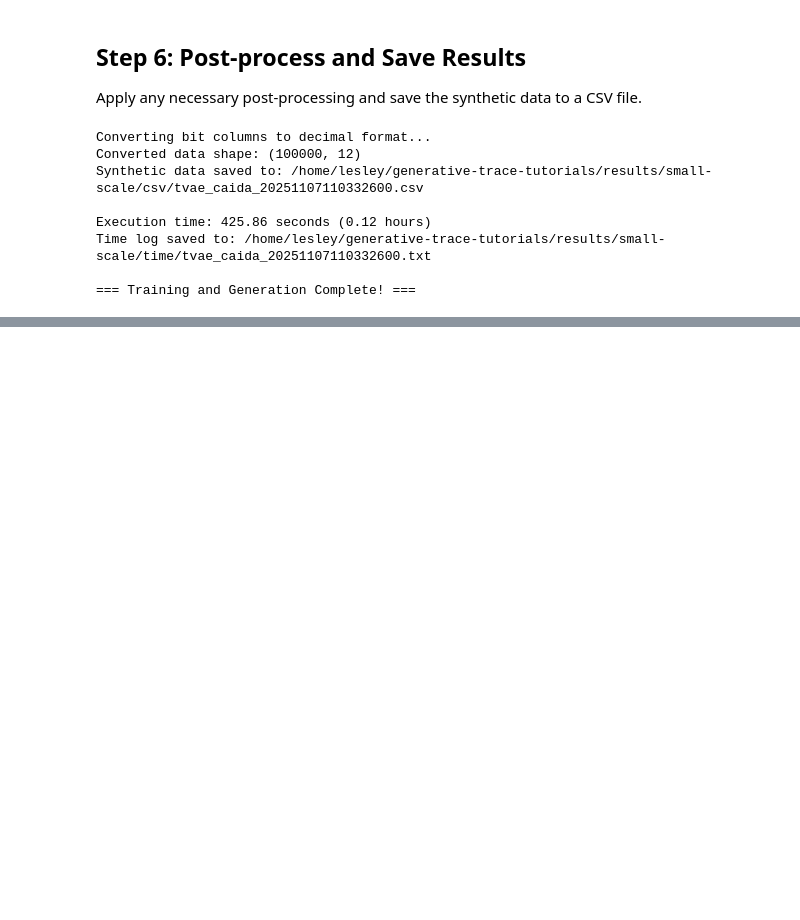
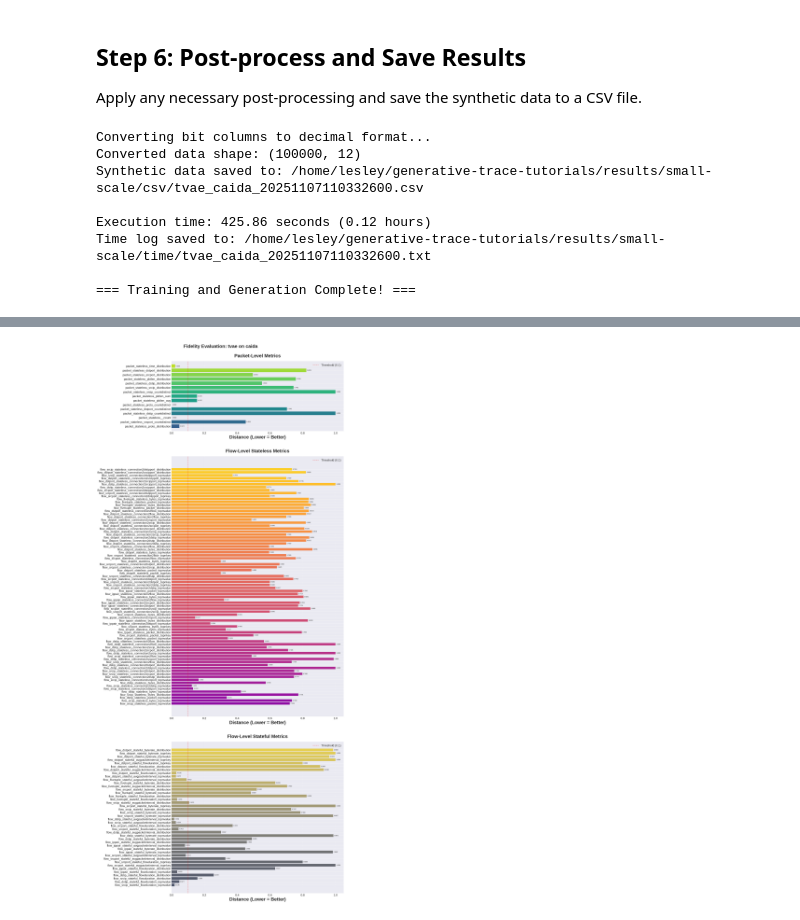
Before and after one commit to netsharecmu/generative-trace-tutorials, a Jupyter notebook: scripts/tutorial_notebook.ipynb, the cells around one changed output, grey strips where cells are left out. Saved outputs shown, nothing was run; the diff lists cells and outputs as text; code cells hidden in the pictures; blank space fills up the shorter version.

Commit message:
add fidelity metric in jupyter, plot them in figs

```diff
--- a/scripts/tutorial_notebook.ipynb
+++ b/scripts/tutorial_notebook.ipynb
@@ -369,0 +465,98 @@ Time log saved to: /home/lesley/generative-trace-tutorials/results/small-scale/t
+# %%
+import matplotlib.pyplot as plt
+%matplotlib inline
+
+# Display average scores for each category
+print("\nAverage Scores by Category:")
+print(f"  Packet-Level:            {rst['packet']['avg']:.4f}")
+print(f"  Flow-Level Stateless:    {rst['flow_stateless']['avg']:.4f}")
+print(f"  Flow-Level Stateful:     {rst['flow_stateful']['avg']:.4f}")
+print("\nGenerating visualizations...\n")
+
+# Set up the plotting style
+plt.style.use('seaborn-v0_8-darkgrid')
+fig = plt.figure(figsize=(18, 40))
+
+# ===== Plot 1: Packet-Level Metrics =====
+ax1 = plt.subplot2grid((40, 1), (0, 0), rowspan=6, fig=fig)
+packet_metrics = rst['packet']['score']  # Extract the 'score' dictionary
+metric_names = list(packet_metrics.keys())
+metric_values = list(packet_metrics.values())
+
+# Create color map for better visualization
+colors = plt.cm.viridis(np.linspace(0.3, 0.9, len(metric_names)))
+
+bars1 = ax1.barh(metric_names, metric_values, color=colors[:len(metric_names)])
+ax1.set_xlabel('Distance (Lower = Better)', fontsize=24, fontweight='bold')
+ax1.set_title('Packet-Level Metrics', fontsize=24, fontweight='bold', pad=20)
+ax1.grid(axis='x', alpha=0.3)
+
+# Add value labels on bars
+for i, (name, value) in enumerate(zip(metric_names, metric_values)):
+    ax1.text(value, i, f'  {value:.4f}', va='center', fontsize=7)
+
+# Add a reference line at a good threshold (e.g., 0.1)
+ax1.axvline(x=0.1, color='red', linestyle='--', alpha=0.5, linewidth=1.5, label='Threshold (0.1)')
+ax1.legend(loc='upper right')
+
+# ===== Plot 2: Flow-Level Stateless Metrics =====
+ax2 = plt.subplot2grid((40, 1), (7, 0), rowspan=20, fig=fig)
+stateless_metrics = rst['flow_stateless']['score']  # Extract the 'score' dictionary
+metric_names_sl = list(stateless_metrics.keys())
+metric_values_sl = list(stateless_metrics.values())
+
+colors_sl = plt.cm.plasma(np.linspace(0.3, 0.9, len(metric_names_sl)))
+bars2 = ax2.barh(metric_names_sl, metric_values_sl, color=colors_sl)
+ax2.set_xlabel('Distance (Lower = Better)', fontsize=24, fontweight='bold')
+ax2.set_title('Flow-Level Stateless Metrics', fontsize=24, fontweight='bold', pad=20)
+ax2.grid(axis='x', alpha=0.3)
+
+# Add value labels on bars
+for i, (name, value) in enumerate(zip(metric_names_sl, metric_values_sl)):
+    ax2.text(value, i, f'  {value:.4f}', va='center', fontsize=7)
+
+# Add reference line
+ax2.axvline(x=0.1, color='red', linestyle='--', alpha=0.5, linewidth=1.5, label='Threshold (0.1)')
+ax2.legend(loc='upper right')
+
+# ===== Plot 3: Flow-Level Stateful Metrics =====
+ax3 = plt.subplot2grid((40, 1), (28, 0), rowspan=12, fig=fig)
+stateful_metrics = rst['flow_stateful']['score']  # Extract the 'score' dictionary
+metric_names_sf = list(stateful_metrics.keys())
+metric_values_sf = list(stateful_metrics.values())
+
+colors_sf = plt.cm.cividis(np.linspace(0.3, 0.9, len(metric_names_sf)))
+bars3 = ax3.barh(metric_names_sf, metric_values_sf, color=colors_sf)
+ax3.set_xlabel('Distance (Lower = Better)', fontsize=24, fontweight='bold')
+ax3.set_title('Flow-Level Stateful Metrics', fontsize=24, fontweight='bold', pad=20)
+ax3.grid(axis='x', alpha=0.3)
+
+# Add value labels on bars
+for i, (name, value) in enumerate(zip(metric_names_sf, metric_values_sf)):
+    ax3.text(value, i, f'  {value:.4f}', va='center', fontsize=7)
+
+# Add reference line
+ax3.axvline(x=0.1, color='red', linestyle='--', alpha=0.5, linewidth=1.5, label='Threshold (0.1)')
+ax3.legend(loc='upper right')
+
+# Overall title
+fig.suptitle(f'Fidelity Evaluation: {model_name} on {dataset_name}',
+             fontsize=24, fontweight='bold', y=0.998)
+
+plt.tight_layout()
+plt.show()
+
+# Calculate and display summary statistics
+all_values = metric_values + metric_values_sl + metric_values_sf
+print(f"\n{'='*60}")
+print(f"SUMMARY STATISTICS")
+print(f"{'='*60}")
+print(f"Total metrics evaluated: {len(all_values)}")
+print(f"Average distance: {np.mean(all_values):.4f}")
+print(f"Median distance: {np.median(all_values):.4f}")
+print(f"Min distance: {np.min(all_values):.4f}")
+print(f"Max distance: {np.max(all_values):.4f}")
+below_threshold = sum(v < 0.1 for v in all_values)
+print(f"Metrics below 0.1 threshold: {below_threshold}/{len(all_values)} ({100*below_threshold/len(all_values):.1f}%)")
+print(f"{'='*60}")
+# %% [output]
@@ -369,0 +569 @@ Time log saved to: /home/lesley/generative-trace-tutorials/results/small-scale/t
+[figure, added]
```
Also changed, not shown: parts of 5 cells of this notebook, 1 other file.
